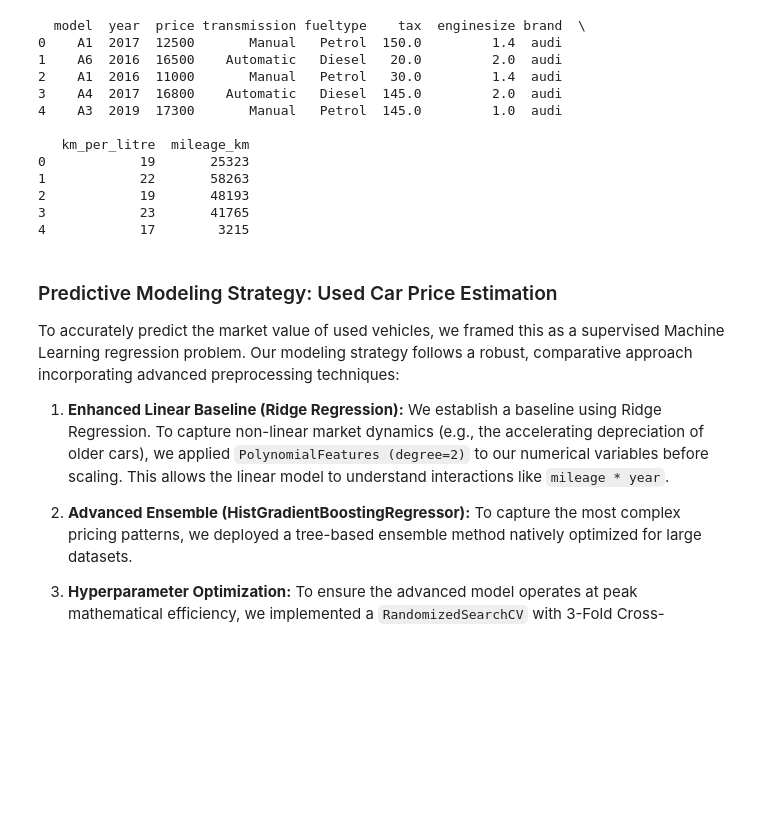
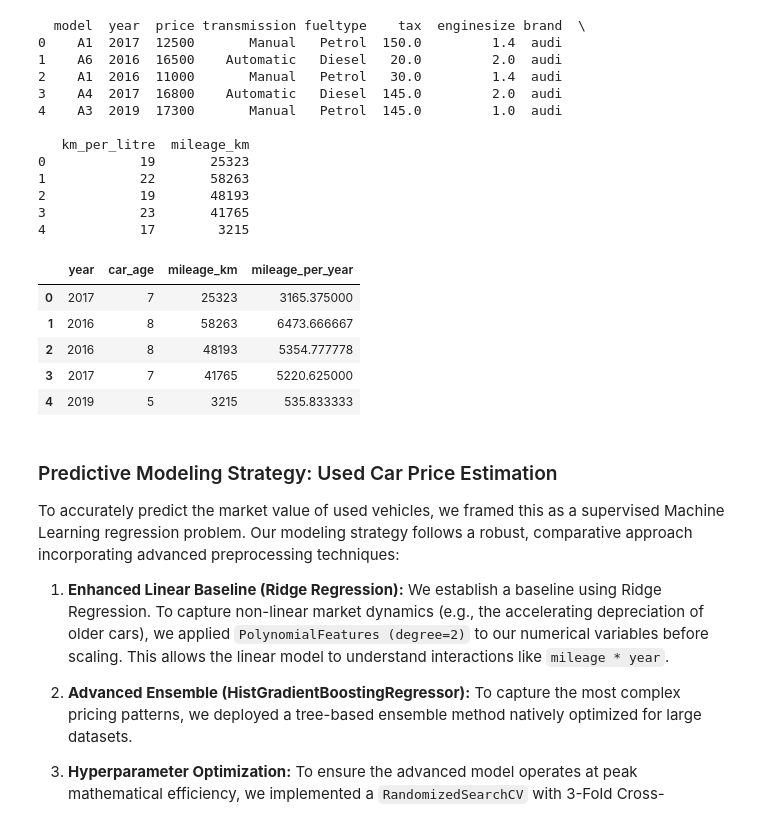
Before and after one commit to FiloDelu03/Machine-Learning-Group-AO-daje-roma-daje-, a Jupyter notebook: Model Car.ipynb, the cells around one changed output. Saved outputs shown, nothing was run; the diff lists cells and outputs as text; code cells hidden in the pictures; blank space fills up the shorter version.

```diff
--- a/Model Car.ipynb
+++ b/Model Car.ipynb
@@ -16,6 +16,23 @@ print(df.head())
 2            19       48193
 3            23       41765
 4            17        3215
+# %%
+# Calculate car age (assuming 2024 as the baseline year)
+df['car_age'] = 2024 - df['year']
+
+# Calculate average mileage per year
+# Adding +1 to car_age prevents division by zero for brand new cars (0 years old)
+df['mileage_per_year'] = df['mileage_km'] / (df['car_age'] + 1)
+
+# Optional: display the new columns to verify
+display(df[['year', 'car_age', 'mileage_km', 'mileage_per_year']].head())
+# %% [output]
+|  | year | car_age | mileage_km | mileage_per_year |
+| 0 | 2017 | 7 | 25323 | 3165.375000 |
+| 1 | 2016 | 8 | 58263 | 6473.666667 |
+| 2 | 2016 | 8 | 48193 | 5354.777778 |
+| 3 | 2017 | 7 | 41765 | 5220.625000 |
+| 4 | 2019 | 5 | 3215 | 535.833333 |
 # %% [markdown]
 ### Predictive Modeling Strategy: Used Car Price Estimation
 
```
Also changed, not shown: parts of 2 cells of this notebook, 1 other file.
